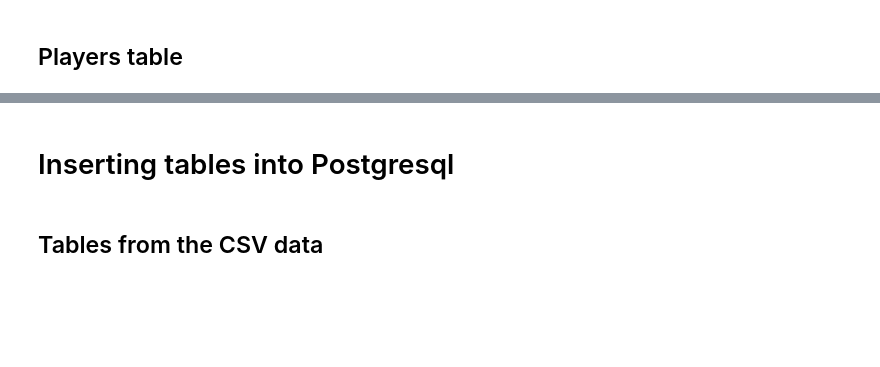
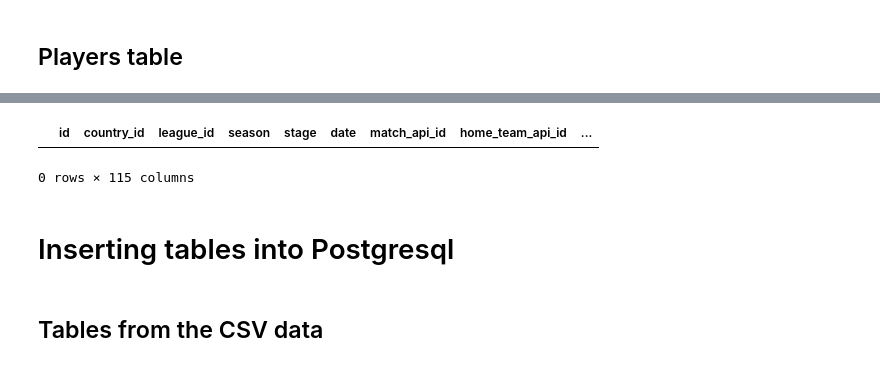
Before and after one commit to JaviPardox/ETL, a Jupyter notebook: Soccer_data.ipynb, the cells around one changed output, grey strips where cells are left out. Drawn from its saved outputs; the diff is of its cells as text; code cells hidden in the pictures; blank space fills up the shorter version.

```diff
--- a/Soccer_data.ipynb
+++ b/Soccer_data.ipynb
@@ -303,3 +713,8 @@ player.loc[player['player_api_id'] == 129763]
+# %%
+match[match['home_team_api_id'] == 274581]
+# %% [output]
+|  | id | country_id | league_id | season | stage | date | match_api_id | home_team_api_id | ... |
+0 rows × 115 columns
 # %% [markdown]
 # Inserting tables into Postgresql
 # %%
```
Also changed, not shown: parts of 66 cells of this notebook.
